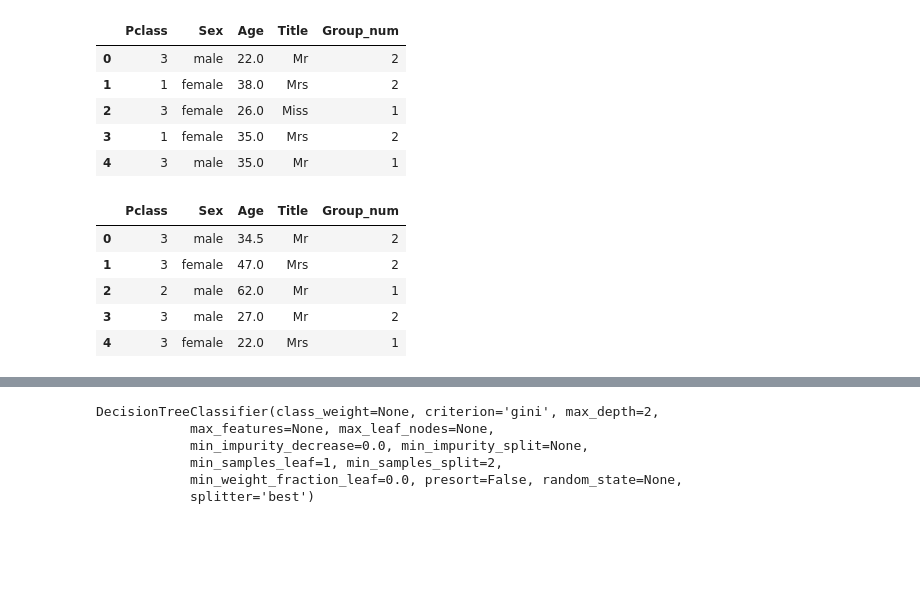
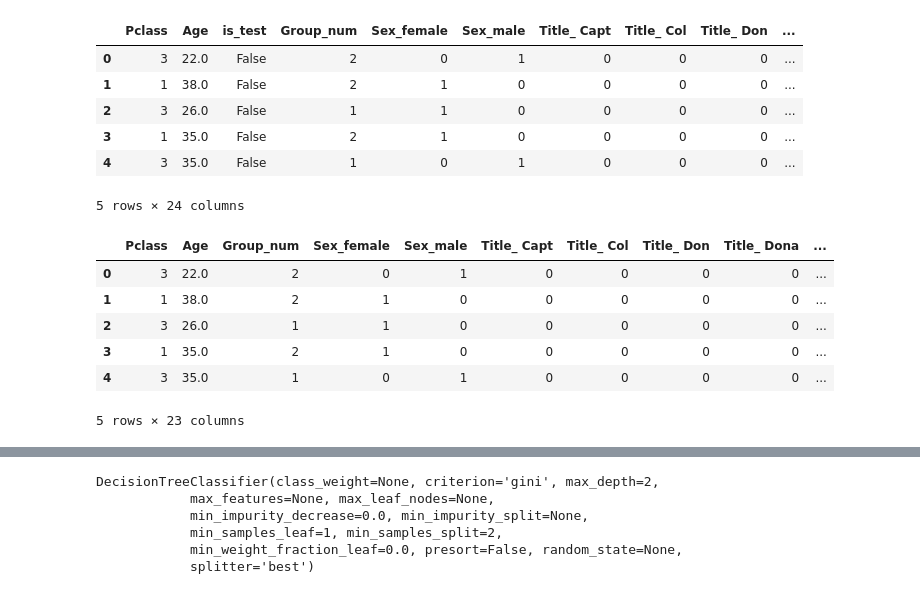
Before and after one commit to mstudzitsky/netololyhome2, a Jupyter notebook: home2.ipynb, the cells around one changed output, grey strips where cells are left out. Saved outputs shown, nothing was run; the diff lists cells and outputs as text; code cells hidden in the pictures; blank space fills up the shorter version.

```diff
--- a/home2.ipynb
+++ b/home2.ipynb
@@ -99,20 +87,22 @@ dtype: int64
-# %%
-X_train = train[['Pclass','Sex','Age','Title','Group_num']]
-X_train.head()
-# %% [output]
-|  | Pclass | Sex | Age | Title | Group_num |
-| 0 | 3 | male | 22.0 | Mr | 2 |
-| 1 | 1 | female | 38.0 | Mrs | 2 |
-| 2 | 3 | female | 26.0 | Miss | 1 |
-| 3 | 1 | female | 35.0 | Mrs | 2 |
-| 4 | 3 | male | 35.0 | Mr | 1 |
-# %%
-X_test = test[['Pclass','Sex','Age','Title','Group_num']]
-X_test.head()
-# %% [output]
-|  | Pclass | Sex | Age | Title | Group_num |
-| 0 | 3 | male | 34.5 | Mr | 2 |
-| 1 | 3 | female | 47.0 | Mrs | 2 |
-| 2 | 2 | male | 62.0 | Mr | 1 |
-| 3 | 3 | male | 27.0 | Mr | 2 |
-| 4 | 3 | female | 22.0 | Mrs | 1 |
+# %%
+X_all = pd.get_dummies(X_all, columns=['Sex','Title'])
+X_all.head()
+# %% [output]
+|  | Pclass | Age | is_test | Group_num | Sex_female | Sex_male | Title_ Capt | Title_ Col | Title_ Don | ... |
+| 0 | 3 | 22.0 | False | 2 | 0 | 1 | 0 | 0 | 0 | ... |
+| 1 | 1 | 38.0 | False | 2 | 1 | 0 | 0 | 0 | 0 | ... |
+| 2 | 3 | 26.0 | False | 1 | 1 | 0 | 0 | 0 | 0 | ... |
+| 3 | 1 | 35.0 | False | 2 | 1 | 0 | 0 | 0 | 0 | ... |
+| 4 | 3 | 35.0 | False | 1 | 0 | 1 | 0 | 0 | 0 | ... |
+5 rows × 24 columns
+# %%
+X_train = X_all[~X_all.is_test].drop(['is_test'],axis=1)
+X_train.head()
+# %% [output]
+|  | Pclass | Age | Group_num | Sex_female | Sex_male | Title_ Capt | Title_ Col | Title_ Don | Title_ Dona | ... |
+| 0 | 3 | 22.0 | 2 | 0 | 1 | 0 | 0 | 0 | 0 | ... |
+| 1 | 1 | 38.0 | 2 | 1 | 0 | 0 | 0 | 0 | 0 | ... |
+| 2 | 3 | 26.0 | 1 | 1 | 0 | 0 | 0 | 0 | 0 | ... |
+| 3 | 1 | 35.0 | 2 | 1 | 0 | 0 | 0 | 0 | 0 | ... |
+| 4 | 3 | 35.0 | 1 | 0 | 1 | 0 | 0 | 0 | 0 | ... |
+5 rows × 23 columns
```
Also changed, not shown: parts of 22 cells of this notebook, 2 other files.
